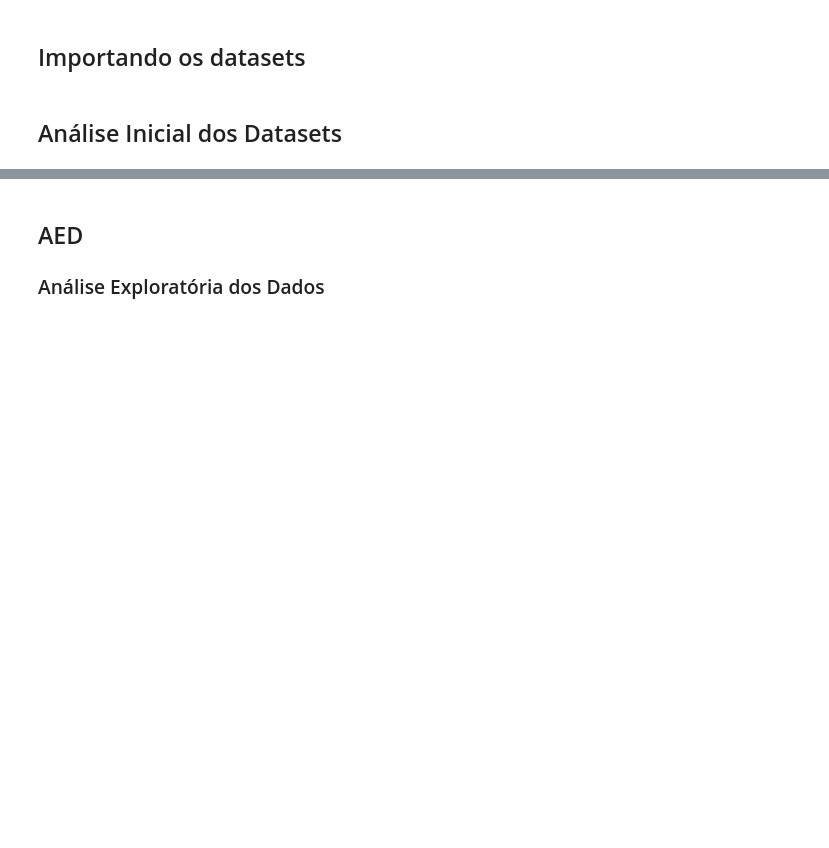
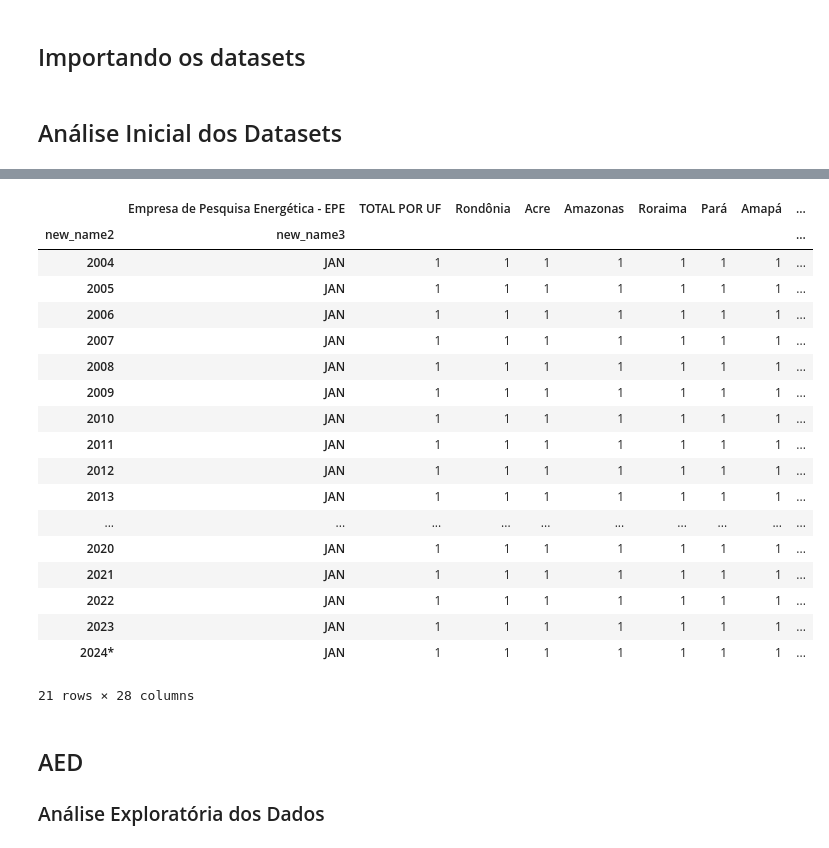
Before and after one commit to PET-Controle-e-Automacao-UESC/contas_de_energia, a Jupyter notebook: src/main.ipynb, the cells around one changed output, grey strips where cells are left out. Cells and saved outputs as stored; diff of their text form; code cells hidden in the pictures; blank space fills up the shorter version.

Commit message:
iniciado o tratamento inicial dos dados do dataset de consumo residencial por UF

```diff
--- a/src/main.ipynb
+++ b/src/main.ipynb
@@ -69,0 +104,9 @@ df_residencial_raw = pd.read_csv("./datasets_directory/raw/CONSUMO MENSAL DE ENE
+# %%
+columns_to_be_droped = [
+    "Consumo de energia elétrica na rede (MWh)",
+    "Sistema SIMPLES",
+    "Nota: atualização defasada para não antecipar informações de distribuidoras que devem obedecer às intruções da CVM sobre publicação de resultados."
+]
+# %%
+df_residencial_transposto.drop(columns = columns_to_be_droped, inplace = True, axis = "columns")
+df_residencial_transposto.sample(10)
@@ -69,0 +126,5 @@ df_residencial_raw = pd.read_csv("./datasets_directory/raw/CONSUMO MENSAL DE ENE
+# %%
+columns_to_rename = pd.Series(df_residencial_transposto.columns)
+columns_to_rename = columns_to_rename.fillna("new_name" + (columns_to_rename.groupby(columns_to_rename.isnull()).cumcount() + 1).astype(str))
+df_residencial_transposto.columns = columns_to_rename
+df_residencial_transposto.sample(10)
@@ -70,3 +144,29 @@ df_residencial_raw = pd.read_csv("./datasets_directory/raw/CONSUMO MENSAL DE ENE
+# %%
+df_residencial_transposto.drop(columns = ["new_name1"], inplace = True,axis = "columns")
+df_residencial_transposto.sample(10)
+# %%
+#df_residencial_transposto[~df_residencial_transposto["new_name2"].isna()]
+df_residencial_transposto.groupby(["new_name2", "new_name3"]).count()
+# %% [output]
+|  | Empresa de Pesquisa Energética - EPE | TOTAL POR UF | Rondônia | Acre | Amazonas | Roraima | Pará | Amapá | ... |
+| new_name2 | new_name3 |  |  |  |  |  |  |  | ... |
+| 2004 | JAN | 1 | 1 | 1 | 1 | 1 | 1 | 1 | ... |
+| 2005 | JAN | 1 | 1 | 1 | 1 | 1 | 1 | 1 | ... |
+| 2006 | JAN | 1 | 1 | 1 | 1 | 1 | 1 | 1 | ... |
+| 2007 | JAN | 1 | 1 | 1 | 1 | 1 | 1 | 1 | ... |
+| 2008 | JAN | 1 | 1 | 1 | 1 | 1 | 1 | 1 | ... |
+| 2009 | JAN | 1 | 1 | 1 | 1 | 1 | 1 | 1 | ... |
+| 2010 | JAN | 1 | 1 | 1 | 1 | 1 | 1 | 1 | ... |
+| 2011 | JAN | 1 | 1 | 1 | 1 | 1 | 1 | 1 | ... |
+| 2012 | JAN | 1 | 1 | 1 | 1 | 1 | 1 | 1 | ... |
+| 2013 | JAN | 1 | 1 | 1 | 1 | 1 | 1 | 1 | ... |
+| ... | ... | ... | ... | ... | ... | ... | ... | ... | ... |
+| 2020 | JAN | 1 | 1 | 1 | 1 | 1 | 1 | 1 | ... |
+| 2021 | JAN | 1 | 1 | 1 | 1 | 1 | 1 | 1 | ... |
+| 2022 | JAN | 1 | 1 | 1 | 1 | 1 | 1 | 1 | ... |
+| 2023 | JAN | 1 | 1 | 1 | 1 | 1 | 1 | 1 | ... |
+| 2024* | JAN | 1 | 1 | 1 | 1 | 1 | 1 | 1 | ... |
+21 rows × 28 columns
 # %% [markdown]
 ## AED
 ### Análise Exploratória dos Dados
```
Also changed, not shown: parts of 8 cells of this notebook, 1 other file.
